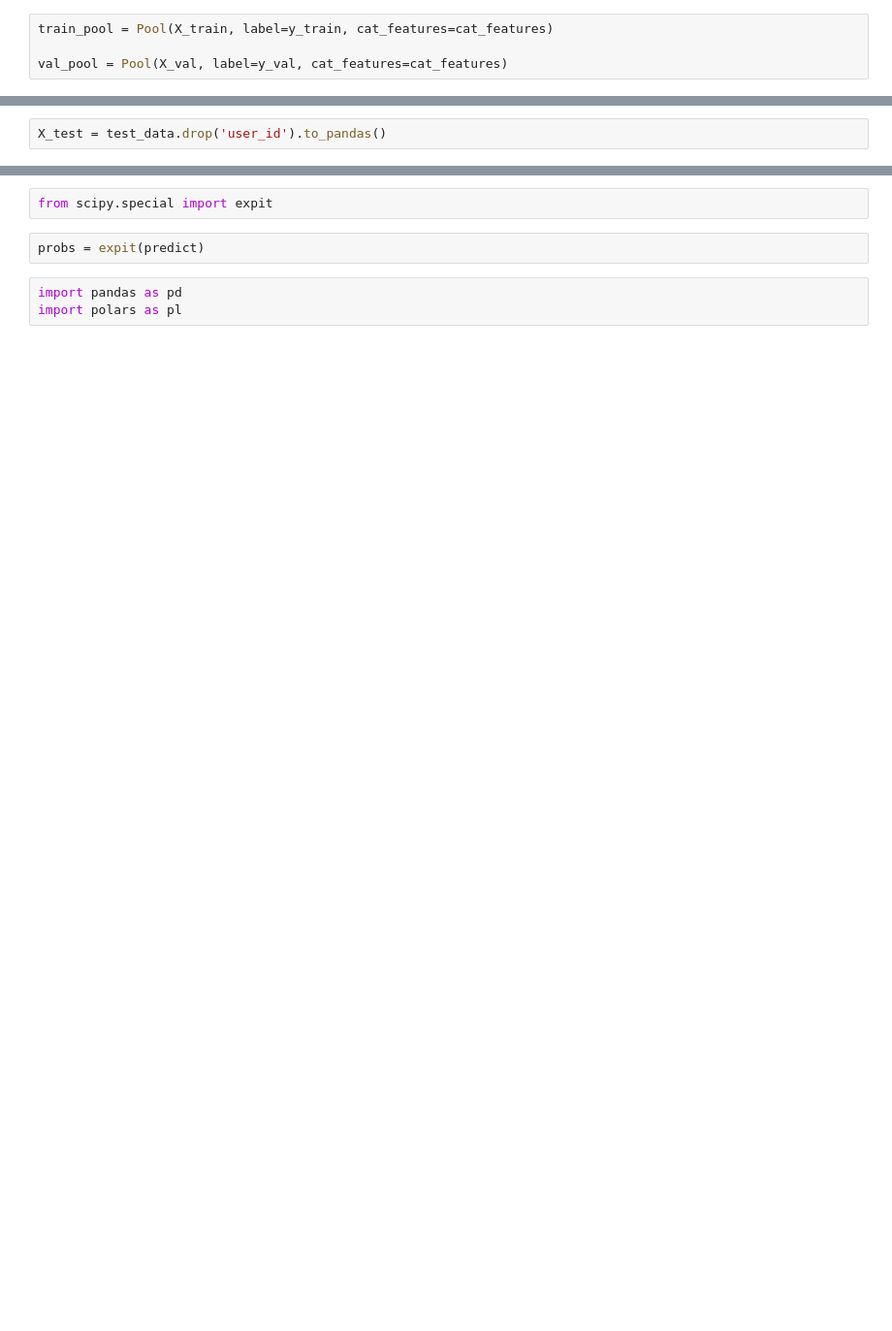
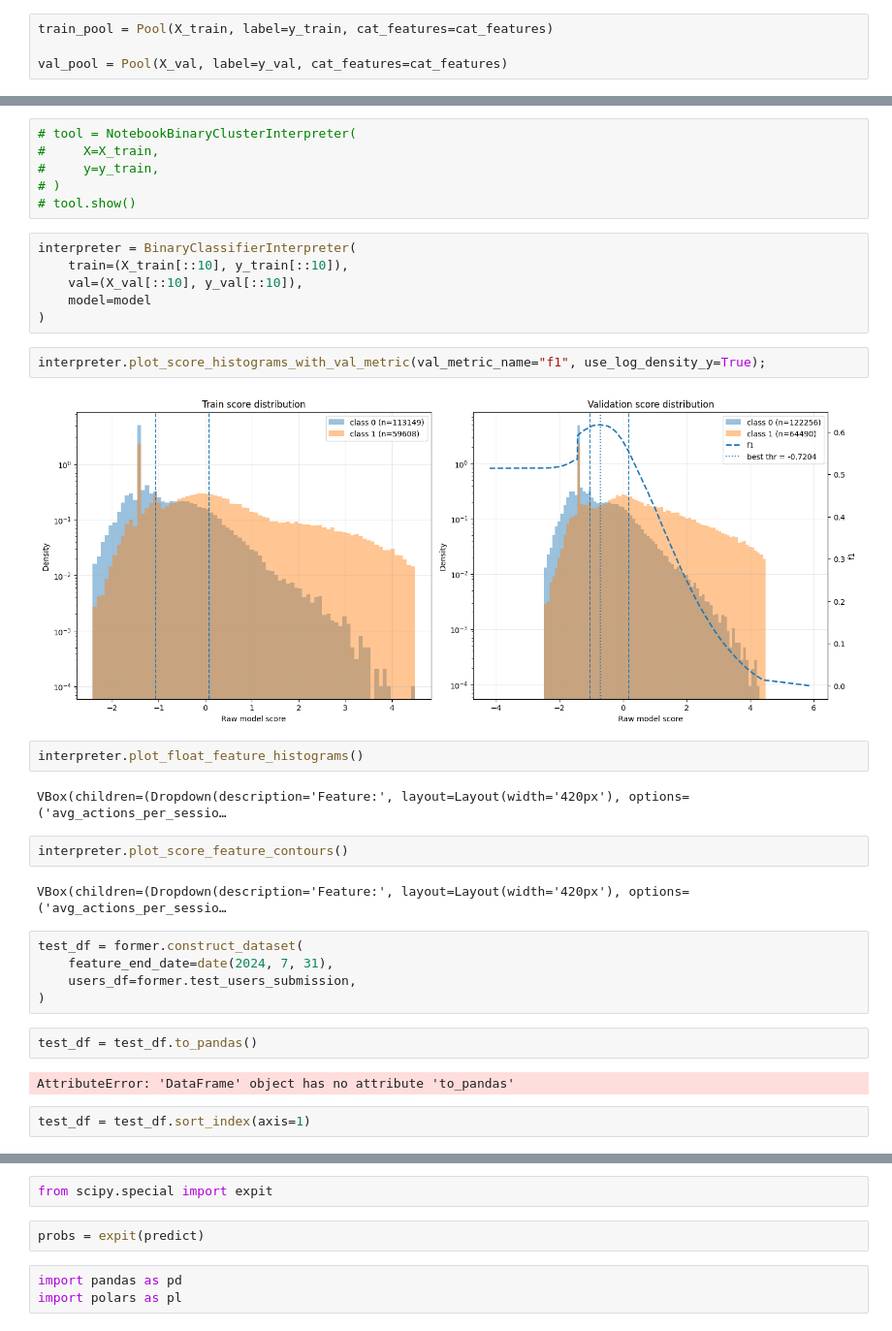
Before and after one commit to LumbaBalumba/aim_ml, a Jupyter notebook: 10/test.ipynb, the cells around one changed output, grey strips where cells are left out. Shown at 97% size. Cells and saved outputs as stored; diff of their text form; blank space fills up the shorter version.

```diff
--- a/10/test.ipynb
+++ b/10/test.ipynb
@@ -76,3 +127,36 @@ test_data = dataformer.construct_dataset(DatasetType.TEST)
+# %%
+# tool = NotebookBinaryClusterInterpreter(
+#     X=X_train,
+#     y=y_train,
+# )
+# tool.show()
+# %%
+interpreter = BinaryClassifierInterpreter(
+    train=(X_train[::10], y_train[::10]),
+    val=(X_val[::10], y_val[::10]),
+    model=model
+)
+# %%
+interpreter.plot_score_histograms_with_val_metric(val_metric_name="f1", use_log_density_y=True);
+# %% [output]
+[figure, added]
+# %%
+interpreter.plot_float_feature_histograms()
+# %% [output]
+VBox(children=(Dropdown(description='Feature:', layout=Layout(width='420px'), options=('avg_actions_per_sessio…
+# %%
+interpreter.plot_score_feature_contours()
+# %% [output]
+VBox(children=(Dropdown(description='Feature:', layout=Layout(width='420px'), options=('avg_actions_per_sessio…
+# %%
+test_df = former.construct_dataset(
+    feature_end_date=date(2024, 7, 31),
+    users_df=former.test_users_submission,
+)
 # %%
-X_test = test_data.drop('user_id').to_pandas()
+test_df = test_df.to_pandas()
+# %% [output]
+AttributeError: 'DataFrame' object has no attribute 'to_pandas'
+# %%
+test_df = test_df.sort_index(axis=1)
 # %%
```
Also changed, not shown: parts of 31 cells of this notebook, 8 other files.
